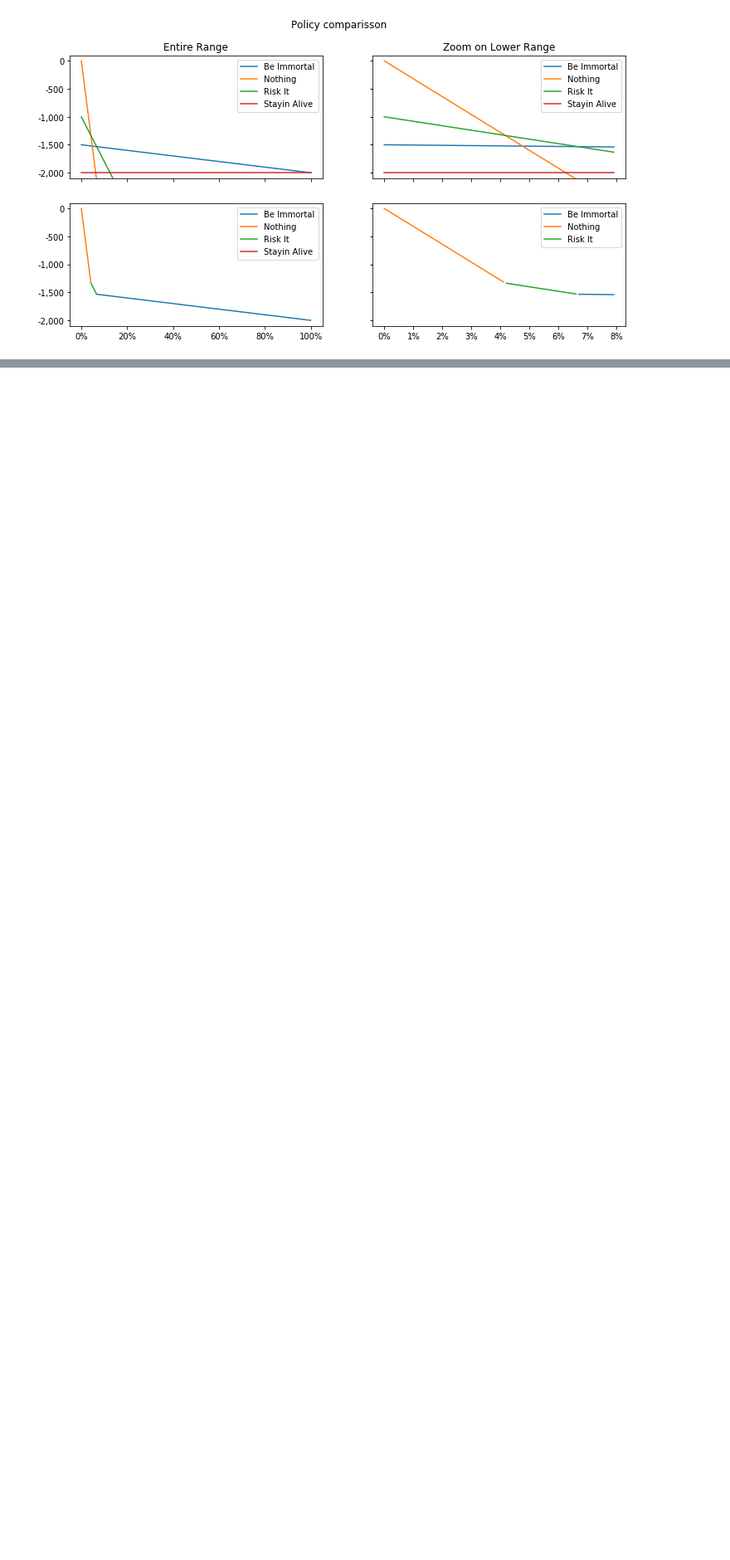
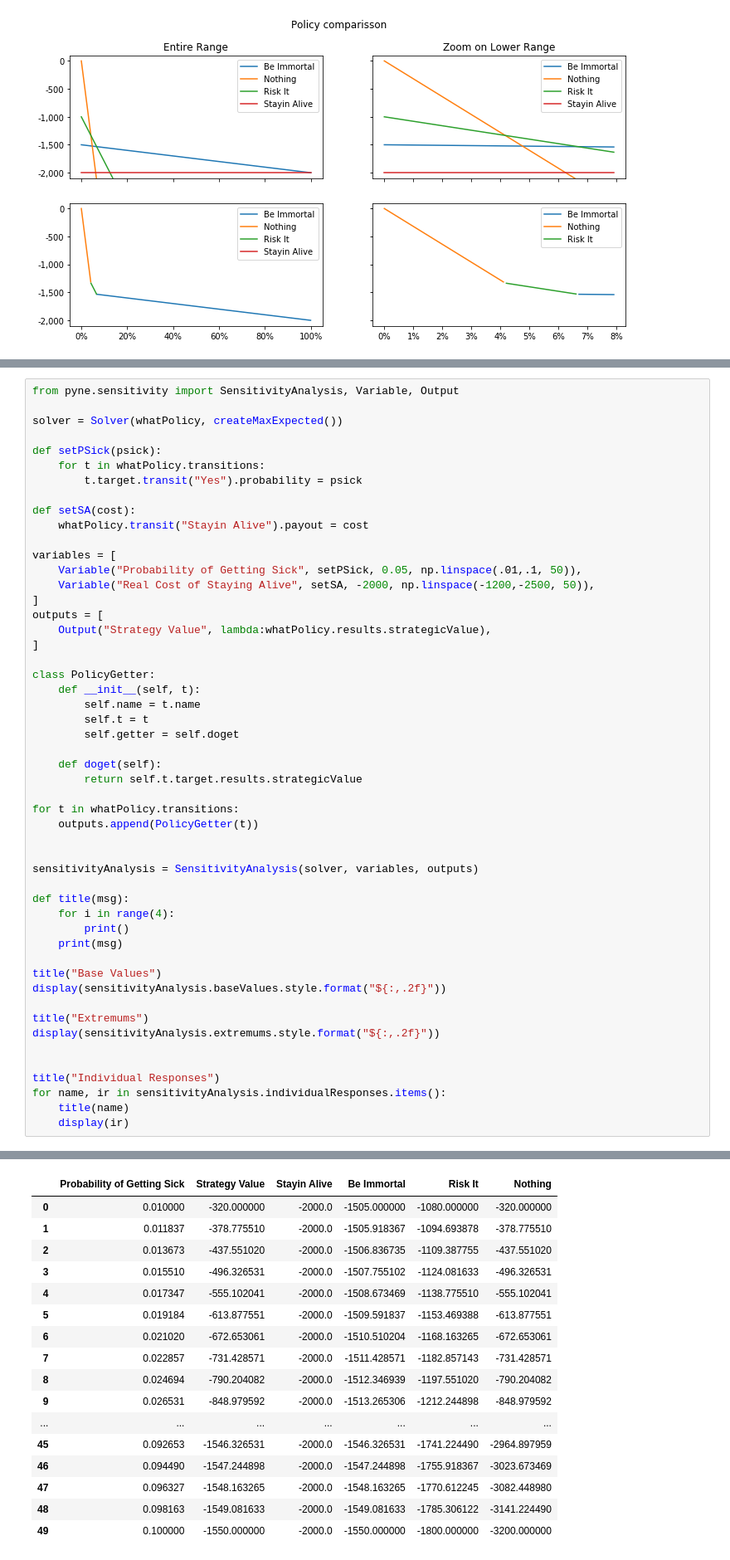
Before and after one commit to francoistrahan/pynes, a Jupyter notebook: pyne/Insurance Example.ipynb, the cells around one changed output, grey strips where cells are left out. Shown at 83% size. Drawn from its saved outputs; the diff is of its cells as text; blank space fills up the shorter version.

```diff
--- a/pyne/Insurance Example.ipynb
+++ b/pyne/Insurance Example.ipynb
@@ -265,0 +279,52 @@ graphs(1, 0.08, "Zoom on Lower Range")
+# %%
+from pyne.sensitivity import SensitivityAnalysis, Variable, Output
+
+solver = Solver(whatPolicy, createMaxExpected())
+
+def setPSick(psick):
+    for t in whatPolicy.transitions:
+        t.target.transit("Yes").probability = psick
+
+def setSA(cost):
+    whatPolicy.transit("Stayin Alive").payout = cost
+
+variables = [
+    Variable("Probability of Getting Sick", setPSick, 0.05, np.linspace(.01,.1, 50)),
+    Variable("Real Cost of Staying Alive", setSA, -2000, np.linspace(-1200,-2500, 50)),
+]
+outputs = [
+    Output("Strategy Value", lambda:whatPolicy.results.strategicValue),
+]
+
+class PolicyGetter:
+    def __init__(self, t):
+        self.name = t.name
+        self.t = t
+        self.getter = self.doget
+
+    def doget(self):
+        return self.t.target.results.strategicValue
+
+for t in whatPolicy.transitions:
+    outputs.append(PolicyGetter(t))
+
+
+sensitivityAnalysis = SensitivityAnalysis(solver, variables, outputs)
+
+def title(msg):
+    for i in range(4):
+        print()
+    print(msg)
+
+title("Base Values")
+display(sensitivityAnalysis.baseValues.style.format("${:,.2f}"))
+
+title("Extremums")
+display(sensitivityAnalysis.extremums.style.format("${:,.2f}"))
+
+
+title("Individual Responses")
+for name, ir in sensitivityAnalysis.individualResponses.items():
+    title(name)
+    display(ir)
+# %% [output]
@@ -265,0 +349,17 @@ graphs(1, 0.08, "Zoom on Lower Range")
+|  | Probability of Getting Sick | Strategy Value | Stayin Alive | Be Immortal | Risk It | Nothing |
+| 0 | 0.010000 | -320.000000 | -2000.0 | -1505.000000 | -1080.000000 | -320.000000 |
+| 1 | 0.011837 | -378.775510 | -2000.0 | -1505.918367 | -1094.693878 | -378.775510 |
+| 2 | 0.013673 | -437.551020 | -2000.0 | -1506.836735 | -1109.387755 | -437.551020 |
+| 3 | 0.015510 | -496.326531 | -2000.0 | -1507.755102 | -1124.081633 | -496.326531 |
+| 4 | 0.017347 | -555.102041 | -2000.0 | -1508.673469 | -1138.775510 | -555.102041 |
+| 5 | 0.019184 | -613.877551 | -2000.0 | -1509.591837 | -1153.469388 | -613.877551 |
+| 6 | 0.021020 | -672.653061 | -2000.0 | -1510.510204 | -1168.163265 | -672.653061 |
+| 7 | 0.022857 | -731.428571 | -2000.0 | -1511.428571 | -1182.857143 | -731.428571 |
+| 8 | 0.024694 | -790.204082 | -2000.0 | -1512.346939 | -1197.551020 | -790.204082 |
+| 9 | 0.026531 | -848.979592 | -2000.0 | -1513.265306 | -1212.244898 | -848.979592 |
+| ... | ... | ... | ... | ... | ... | ... |
+| 45 | 0.092653 | -1546.326531 | -2000.0 | -1546.326531 | -1741.224490 | -2964.897959 |
+| 46 | 0.094490 | -1547.244898 | -2000.0 | -1547.244898 | -1755.918367 | -3023.673469 |
+| 47 | 0.096327 | -1548.163265 | -2000.0 | -1548.163265 | -1770.612245 | -3082.448980 |
+| 48 | 0.098163 | -1549.081633 | -2000.0 | -1549.081633 | -1785.306122 | -3141.224490 |
+| 49 | 0.100000 | -1550.000000 | -2000.0 | -1550.000000 | -1800.000000 | -3200.000000 |
```
Also changed, not shown: parts of 8 cells of this notebook.
